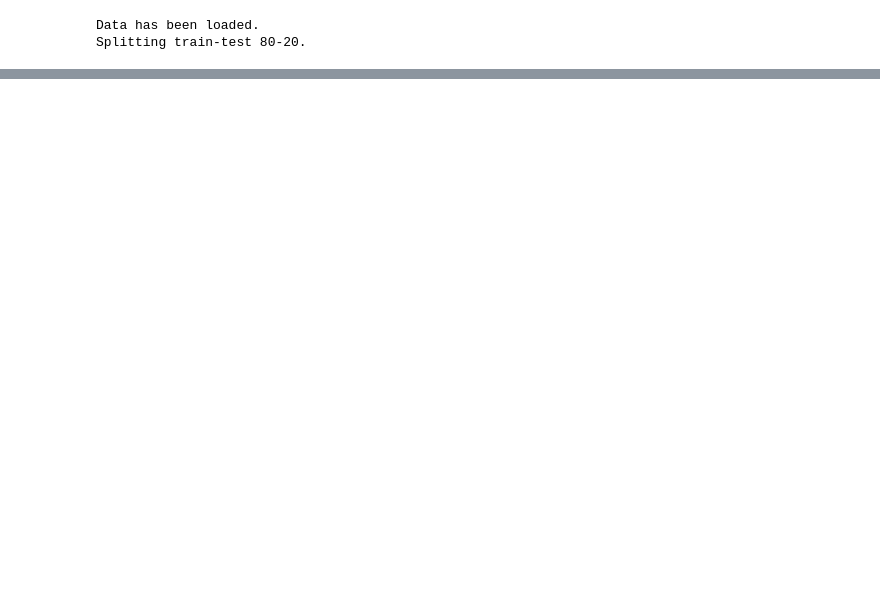
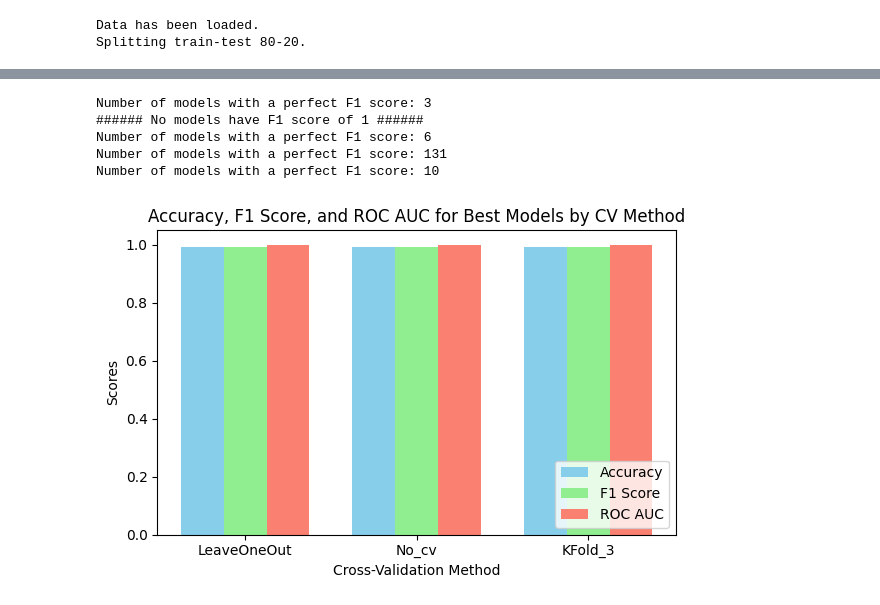
Before and after one commit to xenia-d/Pattern-Recognition-Gr7, a Jupyter notebook: Assignment-2/grid_search_evaluation.ipynb, the cells around one changed output, grey strips where cells are left out. Drawn from its saved outputs; the diff is of its cells as text; code cells hidden in the pictures; blank space fills up the shorter version.

```diff
--- a/Assignment-2/grid_search_evaluation.ipynb
+++ b/Assignment-2/grid_search_evaluation.ipynb
@@ -165,0 +218,52 @@ print(acc, f1, roc)
+# %%
+def plot_cv_method_metrics_comparison(cv_methods):
+    # Initialize lists to store metrics for each cv_method
+    metrics = {'Accuracy': [], 'F1 Score': [], 'ROC AUC': []}
+    cv_labels = []
+
+    # Iterate over each cv_method to get the best model params and evaluate
+    for cv_method in cv_methods:
+        # Find the best model params for the cv_method
+        best_params = find_best_model_params_for_cv_method(cv_method)
+
+        # Evaluate the model on the test set
+        acc, f1, roc_auc, cm = evaluate_model_on_test_set(best_params)
+
+        # Store the results in the metrics dictionary
+        metrics['Accuracy'].append(acc)
+        metrics['F1 Score'].append(f1)
+        metrics['ROC AUC'].append(roc_auc)
+        cv_labels.append(cv_method)
+
+    # Create the bar plot
+    x = np.arange(len(cv_methods))  # The label locations
+    width = 0.25  # The width of the bars
+
+    fig, ax = plt.subplots(figsize=(6, 4))
+
+    # Plot each metric as a separate group of bars
+    ax.bar(x - width, metrics['Accuracy'], width, label='Accuracy', color='skyblue')
+    ax.bar(x, metrics['F1 Score'], width, label='F1 Score', color='lightgreen')
+    ax.bar(x + width, metrics['ROC AUC'], width, label='ROC AUC', color='salmon')
+
+    # Add some text for labels, title, and custom x-axis tick labels, etc.
+    ax.set_xlabel('Cross-Validation Method')
+    ax.set_ylabel('Scores')
+    ax.set_title('Accuracy, F1 Score, and ROC AUC for Best Models by CV Method')
+    ax.set_xticks(x)
+    ax.set_xticklabels(cv_labels)
+    ax.legend(loc='lower right')
+
+    # Show the plot
+    plt.tight_layout()
+    plt.show()
+# %%
+cv_methods = ['LeaveOneOut', 'No_cv', 'KFold_3']
+plot_cv_method_metrics_comparison(cv_methods)
+# %% [output]
+Number of models with a perfect F1 score: 3
+###### No models have F1 score of 1 ######
+Number of models with a perfect F1 score: 6
+Number of models with a perfect F1 score: 131
+Number of models with a perfect F1 score: 10
+[figure, added]
```
Also changed, not shown: parts of 24 cells of this notebook.
